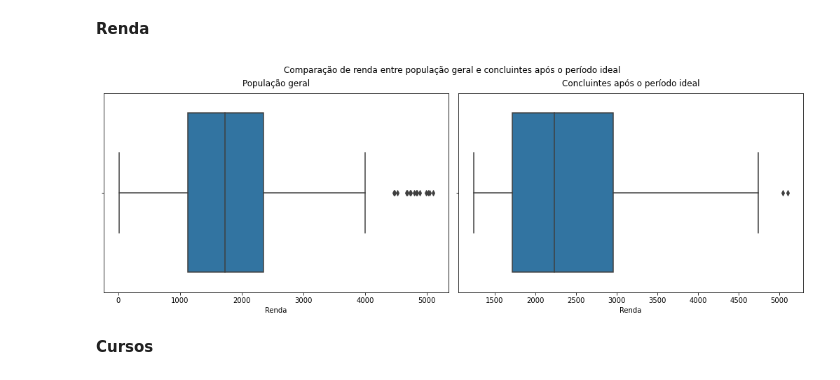
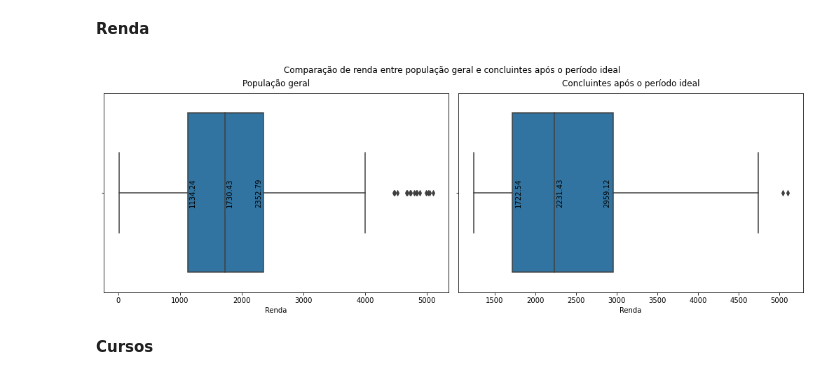
Before and after one commit to jv-porto/computer-aquisition-automation, a Jupyter notebook: projeto.ipynb, the cells around one changed output. Drawn from its saved outputs; the diff is of its cells as text; code cells hidden in the pictures.

```diff
--- a/projeto.ipynb
+++ b/projeto.ipynb
@@ -396,6 +396,20 @@ fig, axs = plt.subplots(figsize=(6.3, 4.5), constrained_layout=True)
 graph = sns.boxplot(x=data['renda'][renda_filter], ax=axs)
 graph.set(xlabel='Renda')
 graph.set_title('Diagrama de caixa da distribuição de\nrenda na população geral', pad=10)
+
+def legend(data, quantile):
+    data = data['renda'][renda_filter]
+
+    iqr_range = data.quantile(0.75) - data.quantile(0.25)
+    offset = 0.06*iqr_range
+    if quantile == 0.75:
+        offset *= -1
+
+    graph.annotate(f"{data.quantile(quantile):.2f}", (data.quantile(quantile) + offset, 0), ha='center', va='center', fontsize=10, rotation=90)
+
+legend(data, 0.25)
+legend(data, 0.5)
+legend(data, 0.75)
 plt.show()
 
 fig.savefig('imagens/Diagrama de caixa da distribuição de renda na população geral.svg')
@@ -744,27 +758,42 @@ fig.savefig('imagens/Comparação de distância entre população geral e conclu
 # %%
 fig, axs = plt.subplots(ncols=2, figsize=(14, 5), constrained_layout=True)
 
 
 def renda_filter(data):
     renda_IQR = data.quantile(0.75) - data.quantile(0.25)
     renda_filter = (data >= data.quantile(0.25) - 1.5*renda_IQR) & (data <= data.quantile(0.75) + 1.5*renda_IQR)
 
     return renda_filter
 
 def plot(axs, data, title):
     graph = sns.boxplot(x=data['renda'][renda_filter(data['renda'])], ax=axs)
     graph.set(xlabel='Renda')
     graph.set_title(title, pad=10)
 
+    def legend(data, quantile):
+        data = data['renda'][renda_filter(data['renda'])]
+
+        iqr_range = data.quantile(0.75) - data.quantile(0.25)
+        offset = 0.06*iqr_range
+        if quantile == 0.75:
+            offset *= -1
+
+        graph.annotate(f"{data.quantile(quantile):.2f}", (data.quantile(quantile) + offset, 0), ha='center', va='center', fontsize=10, rotation=90)
+
+    legend(data, 0.25)
+    legend(data, 0.5)
+    legend(data, 0.75)
+
+
 
 plot(axs[0], data, 'População geral')
 plot(axs[1], concluintes_apos_periodo_ideal, 'Concluintes após o período ideal')
 fig.suptitle('Comparação de renda entre população geral e concluintes após o período ideal')
 plt.show()
 
 fig.savefig('imagens/Comparação de renda entre população geral e concluintes após o período ideal.svg')
 # %% [output]
-[figure, old version]
+[figure, new version]
 # %% [markdown]
 **Cursos**
 # %%
```
Also changed, not shown: parts of 7 cells of this notebook, 45 other files.
